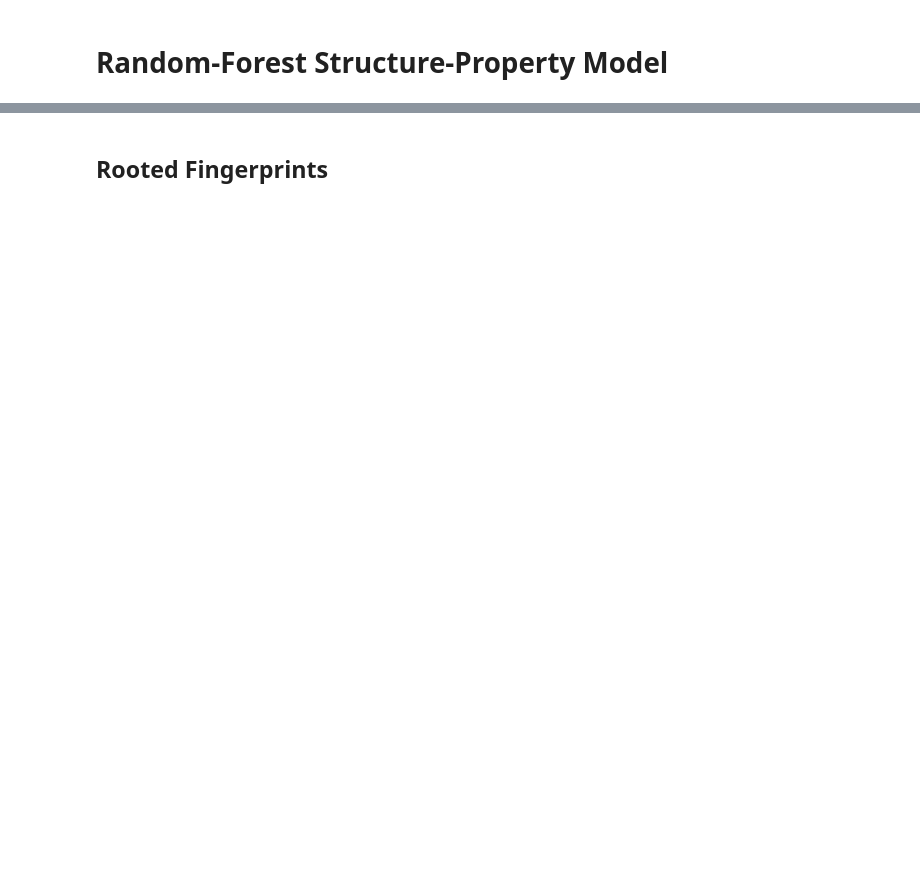
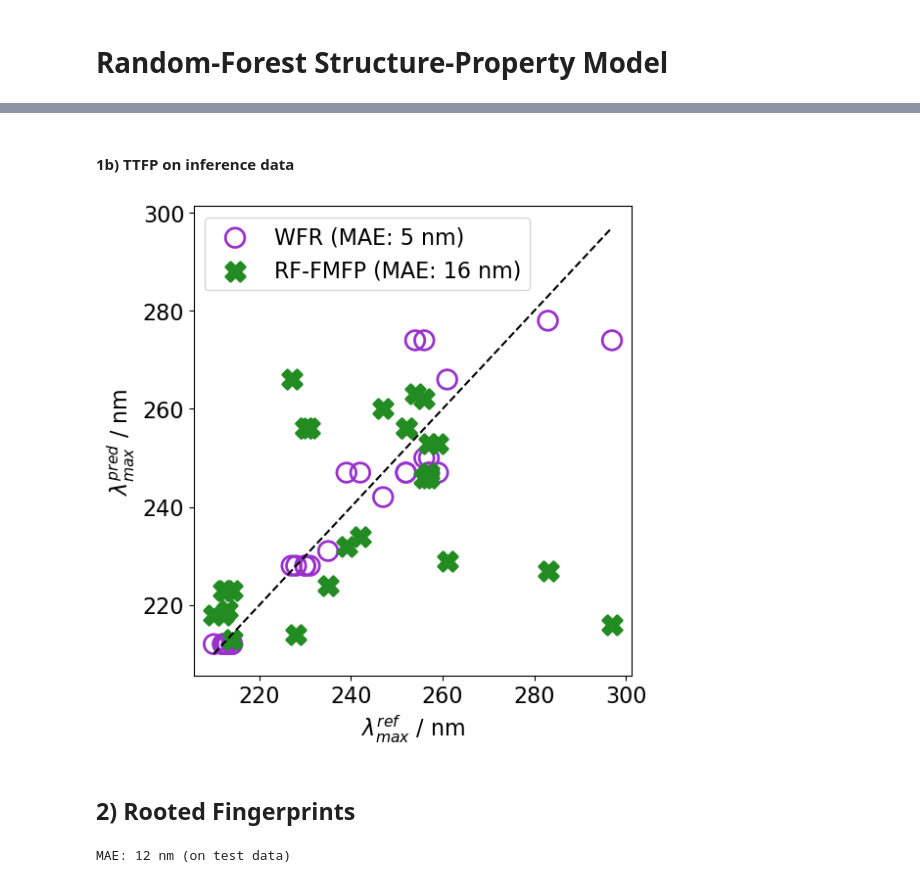
Before and after one commit to CompPhotoChem/ChromoPredict, a Jupyter notebook: examples/RF_Prediction.ipynb, the cells around one changed output, grey strips where cells are left out. Cells and saved outputs as stored; diff of their text form; code cells hidden in the pictures; blank space fills up the shorter version.

```diff
--- a/examples/RF_Prediction.ipynb
+++ b/examples/RF_Prediction.ipynb
@@ -289,14 +116,31 @@ df_inference
+# %% [markdown]
+#### 1b) TTFP on inference data
+# %%
+# predict on inference data
+df_inference['nm_rf_ttfp'] = df_inference['smiles'].apply(lambda smi: fp.get_ttfp_pred(smi, X_test, model))
+mae_ttfp_ood = mean_absolute_error(df_inference['nm_exp'], df_inference['nm_rf_ttfp'])
+mae_wf_ood = mean_absolute_error(df_inference['nm_exp'], df_inference['nm_wfr'])
+#print('TTFP, MAE: '+str(int(mae_ttfp))+' nm (on inference data)')
+
+# scatterplot predictions
+fp.plot_multiple_scatter(
+    df_inference,
+    x_col='nm_exp',
+    y_cols=['nm_wfr', 'nm_rf_ttfp'],
+    labels=[f'WFR (MAE: {int(mae_wf_ood)} nm)', f'RF-FMFP (MAE: {int(mae_ttfp_ood)} nm)'],
+    markers=['o', 'X'],
+    colors=['darkorchid', 'forestgreen'],
+    savepath='wf_rf-ttfp_inference.pdf'
+)
+# %% [output]
+[figure, added]
 # %% [markdown]
-## Rooted Fingerprints
+## 2) Rooted Fingerprints
 # %%
-X, y = get_rooted_fp_data(df=df)
-X_train, X_test, y_train, y_test = get_data_split(X,y)
-model, mae = train_rf_model(X_train, X_test, y_train, y_test)
-print(mae)
+X, y = fp.get_rooted_fp_data(df=df)
+X_train, X_test, y_train, y_test = fp.get_data_split(X,y)
+model, mae = fp.train_rf_model(X_train, X_test, y_train, y_test)
 
-y_pred = model.predict(X_test)
-
-df_test = df.loc[X_test.index].copy()
-df_test['nm_rf_rfp'] = y_pred
-
-df_test.head(n=4)
+print('MAE: '+str(int(mae))+' nm (on test data)')
+# %% [output]
+MAE: 12 nm (on test data)
```
Also changed, not shown: parts of 36 cells of this notebook, 1 other file.
